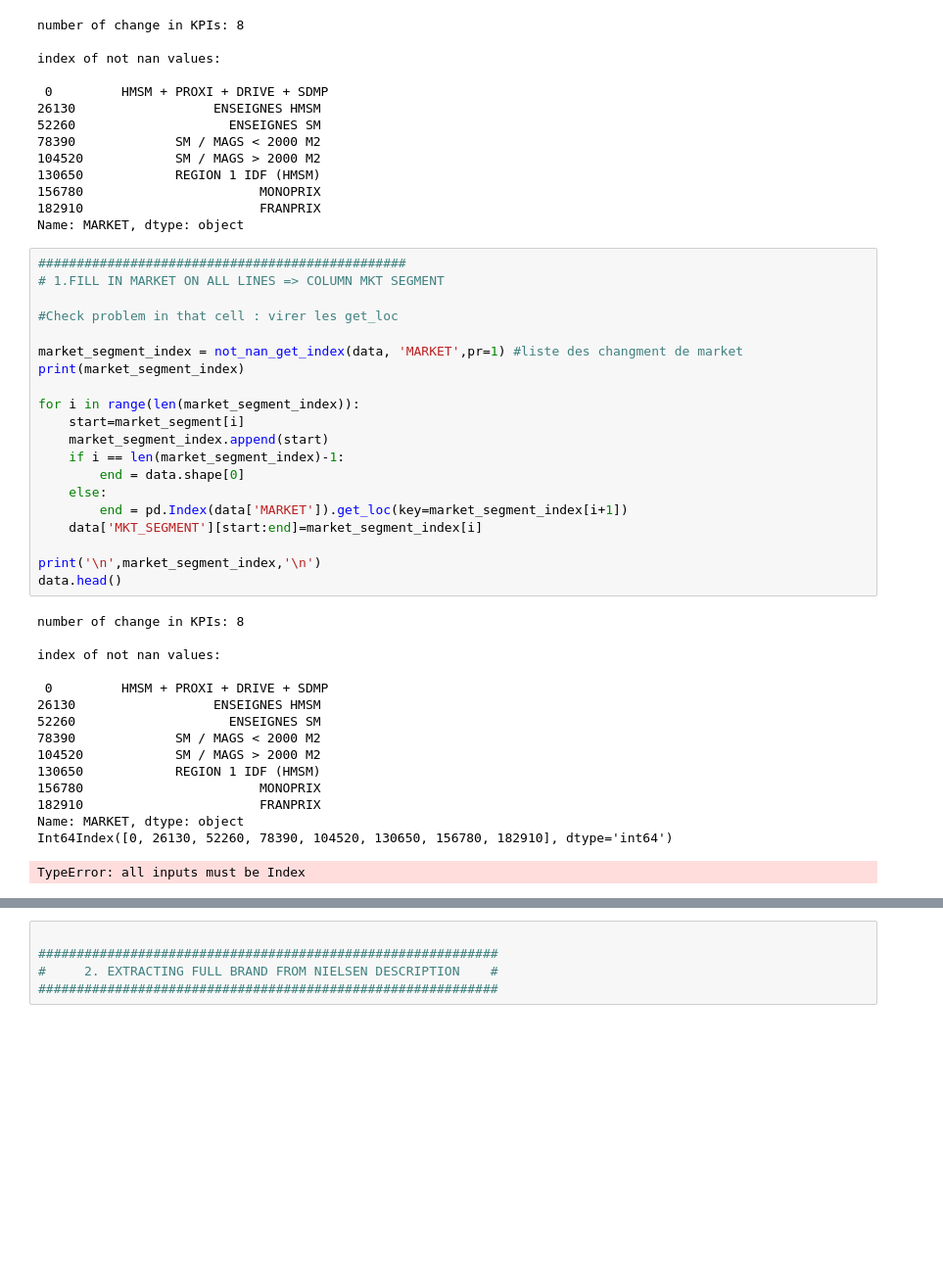
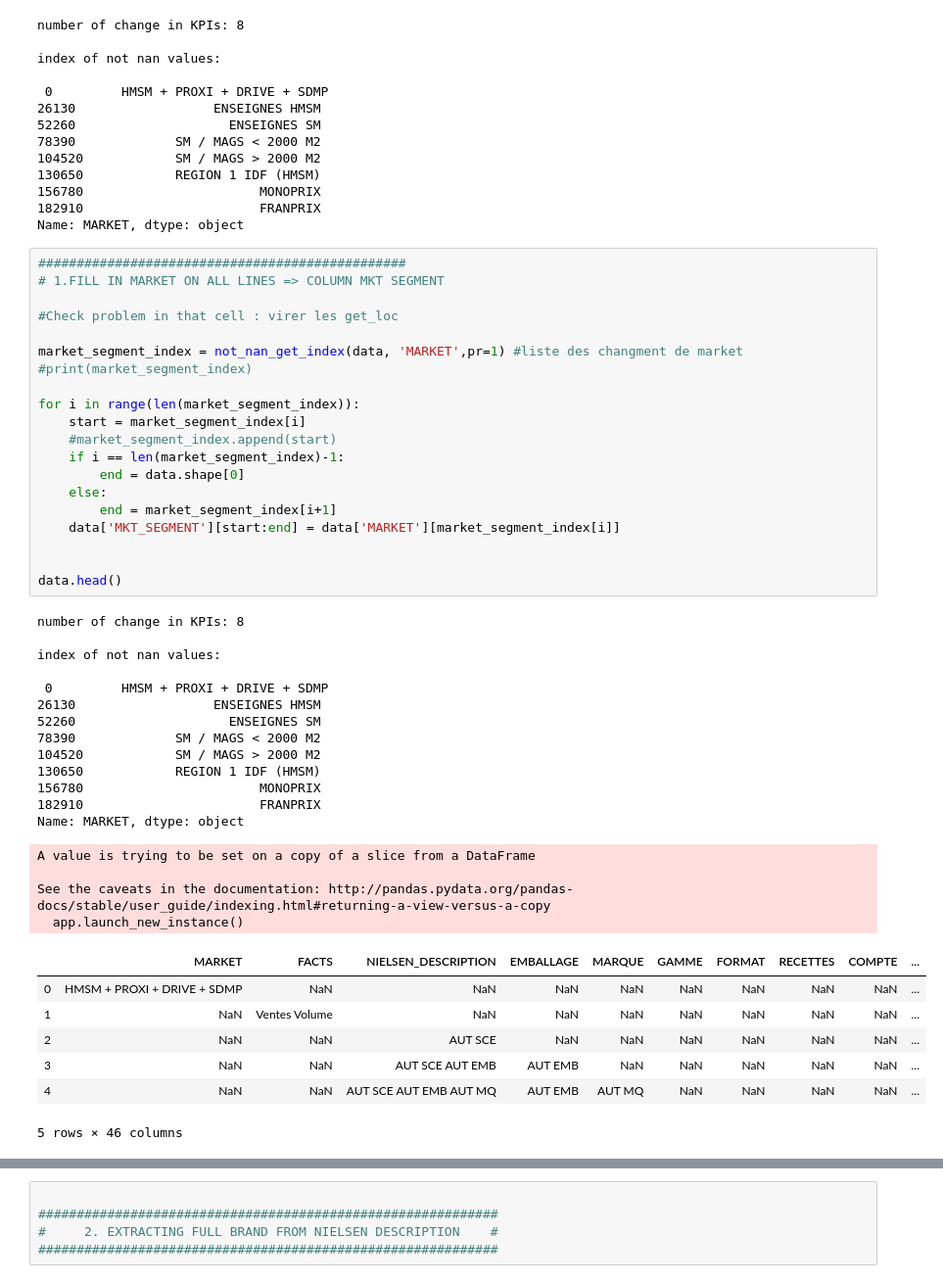
Before and after one commit to alex-toy/italians_do_it_better, a Jupyter notebook: N_NIELSEN/N_preprocessing.ipynb, the cells around one changed output, grey strips where cells are left out. Shown at 98% size. Drawn from its saved outputs; the diff is of its cells as text; blank space fills up the shorter version.

```diff
--- a/N_NIELSEN/N_preprocessing.ipynb
+++ b/N_NIELSEN/N_preprocessing.ipynb
@@ -527,36 +520,45 @@ Name: MARKET, dtype: object
 # %%
 ################################################
 # 1.FILL IN MARKET ON ALL LINES => COLUMN MKT SEGMENT
 
 #Check problem in that cell : virer les get_loc
 
 market_segment_index = not_nan_get_index(data, 'MARKET',pr=1) #liste des changment de market
-print(market_segment_index)
+#print(market_segment_index)
 
 for i in range(len(market_segment_index)):
-    start=market_segment[i]
-    market_segment_index.append(start)
+    start = market_segment_index[i]
+    #market_segment_index.append(start)
     if i == len(market_segment_index)-1:
         end = data.shape[0]
     else:
-        end = pd.Index(data['MARKET']).get_loc(key=market_segment_index[i+1])
-    data['MKT_SEGMENT'][start:end]=market_segment_index[i]
+        end = market_segment_index[i+1]
+    data['MKT_SEGMENT'][start:end] = data['MARKET'][market_segment_index[i]]
 
-print('\n',market_segment_index,'\n')
+
 data.head()
 # %% [output]
 number of change in KPIs: 8
 
 index of not nan values:
 
  0         HMSM + PROXI + DRIVE + SDMP
 26130                  ENSEIGNES HMSM
 52260                    ENSEIGNES SM
 78390             SM / MAGS < 2000 M2
 104520            SM / MAGS > 2000 M2
 130650            REGION 1 IDF (HMSM)
 156780                       MONOPRIX
 182910                       FRANPRIX
 Name: MARKET, dtype: object
-Int64Index([0, 26130, 52260, 78390, 104520, 130650, 156780, 182910], dtype='int64')
-TypeError: all inputs must be Index
+A value is trying to be set on a copy of a slice from a DataFrame
+
+See the caveats in the documentation: http://pandas.pydata.org/pandas-docs/stable/user_guide/indexing.html#returning-a-view-versus-a-copy
+  app.launch_new_instance()
+|  | MARKET | FACTS | NIELSEN_DESCRIPTION | EMBALLAGE | MARQUE | GAMME | FORMAT | RECETTES | COMPTE | ... |
+| 0 | HMSM + PROXI + DRIVE + SDMP | NaN | NaN | NaN | NaN | NaN | NaN | NaN | NaN | ... |
+| 1 | NaN | Ventes Volume | NaN | NaN | NaN | NaN | NaN | NaN | NaN | ... |
+| 2 | NaN | NaN | AUT SCE | NaN | NaN | NaN | NaN | NaN | NaN | ... |
+| 3 | NaN | NaN | AUT SCE AUT EMB | AUT EMB | NaN | NaN | NaN | NaN | NaN | ... |
+| 4 | NaN | NaN | AUT SCE AUT EMB AUT MQ | AUT EMB | AUT MQ | NaN | NaN | NaN | NaN | ... |
+5 rows × 46 columns
```
Also changed, not shown: parts of 23 cells of this notebook, 2 other files.
